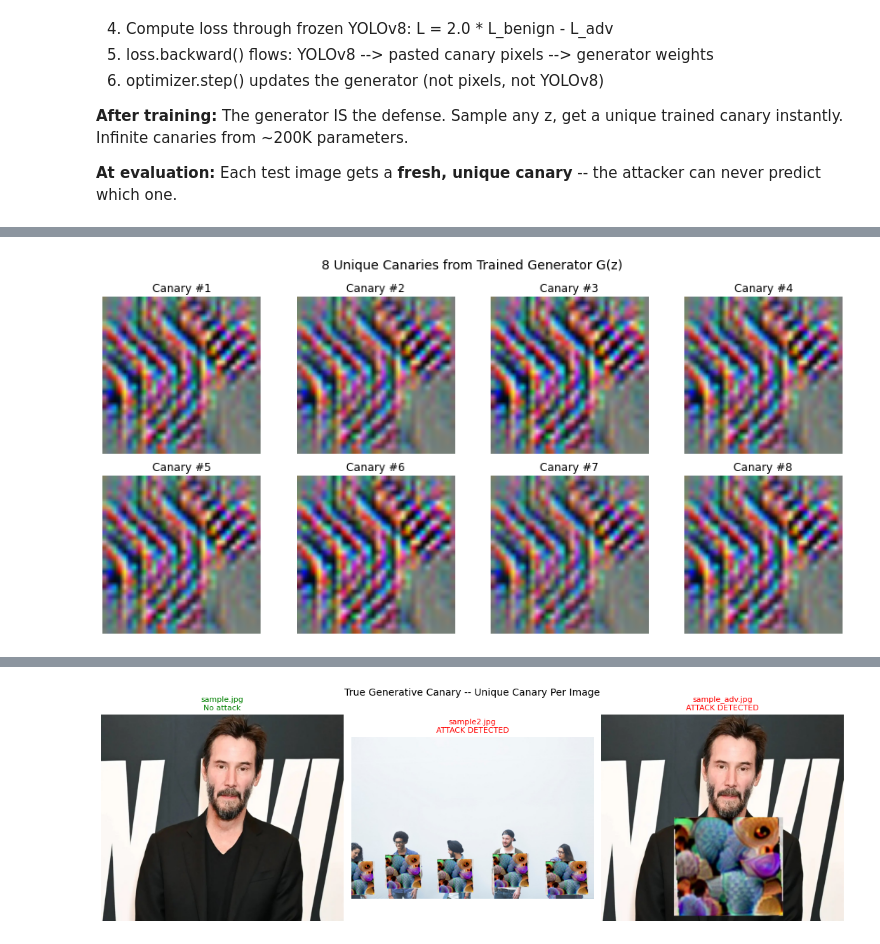
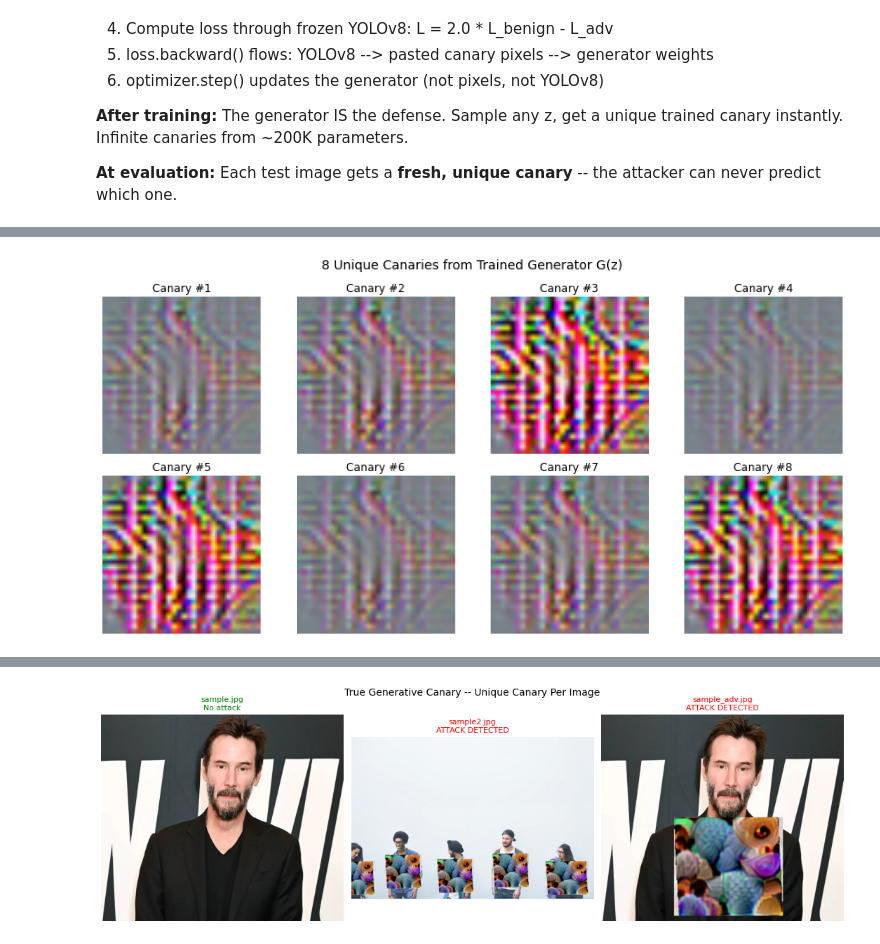
Before and after one commit to jalladleen/FFF-COSC739-Extension, a Jupyter notebook: generative_canary/generative_canary.ipynb, the cells around one changed output, grey strips where cells are left out. Cells and saved outputs as stored; diff of their text form; code cells hidden in the pictures.

Commit message:
More diverse canaries

```diff
--- a/generative_canary/generative_canary.ipynb
+++ b/generative_canary/generative_canary.ipynb
@@ -727,13 +729,15 @@ from ObjectDetector.fjn_yolov8 import FJN_YOLOv8 as YOLOv8
 # =============================================
 #  FLAGS
 # =============================================
-retrain_from_scratch = False
+retrain_from_scratch = True
 canary_cls_id = 22
 EPOCHS = 50
 BATCH_SIZE = 5
 LR = 1e-3
-WEIGHT = 2.0          # lambda_c
-SAVE_EVERY = 10       # checkpoint every N epochs
+WEIGHT = 2.0            # lambda_c
+SAVE_EVERY = 10
+DIVERSITY_WEIGHT = 0.5  # increased from 0.1
+Z_DIM = 128             # increased from 32
 
 # =============================================
 #  PATHS
@@ -759,7 +763,7 @@ if os.path.exists(final_ckpt) and not retrain_from_scratch:
     print("Set retrain_from_scratch = True to force retrain.\n")
 
     device = torch.device('cuda' if torch.cuda.is_available() else 'cpu')
-    generator = GenerativeCanary().to(device)
+    generator = GenerativeCanary(z_dim=Z_DIM).to(device)
     ckpt = torch.load(final_ckpt, map_location=device)
     generator.load_state_dict(ckpt['generator_state_dict'])
     generator.eval()
@@ -770,6 +774,7 @@ else:
     #  STEP 1: Setup
     # ==============================================
     print("=== True Generative Canary Training ===")
+    print(f"z_dim={Z_DIM}, dropout=0.3, diversity_weight={DIVERSITY_WEIGHT}")
     device = torch.device('cuda' if torch.cuda.is_available() else 'cpu')
     print(f"Device: {device}")
 
@@ -788,8 +793,8 @@ else:
     for p in detector.model.parameters():
         p.requires_grad = False
 
-    # Generator
-    generator = GenerativeCanary().to(device)
+    # Generator with increased z_dim
+    generator = GenerativeCanary(z_dim=Z_DIM).to(device)
     print(f"Generator parameters: {sum(p.numel() for p in generator.parameters()):,}")
 
     # Optimizer & scheduler on generator weights only
@@ -834,38 +839,52 @@ else:
         for i_batch, (benign_input, benign_label, adv_input) in enumerate(train_loader):
             benign_input = benign_input.cuda()
             adv_input = adv_input.cuda()
+            bs = benign_input.shape[0]
 
-            # Sample fresh z for this batch -- one canary shared across the batch
-            eta = torch.randn(1, 32, device=device)
-            bbox = torch.tensor([[0.3, 0.4, 0.5, 0.8]], device=device)
+            # Per-image z with random bbox
+            eta = torch.randn(bs, Z_DIM, device=device)
+            bbox = torch.rand(bs, 4, device=device)
             z = torch.cat([eta, bbox], dim=1)
 
-            # Generate canary via the generator (gradients flow through this)
-            canary_patch = generator(z)  # (1, 3, 80, 80)
-            canary_patch_3d = canary_patch.squeeze(0)  # (3, 80, 80)
+            # Generate one unique canary per image
+            canary_patches = generator(z)  # (bs, 3, 80, 80)
 
-            # Paste canary into adversarial and benign images
+            # Paste per-image canaries
+            adv_all_canary_pos = []
+            benign_all_canary_pos = []
+
             detector.model.eval()
-            adv_with_canary, adv_canary_pos = add_defensivepatch_into_tensor(
-                detector, cfg, adv_input, canary_patch_3d, random_palce=True
-            )
-            benign_with_canary, benign_canary_pos = add_defensivepatch_into_tensor(
-                detector, cfg, benign_input, canary_patch_3d, random_palce=True
-            )
+            for bi in range(bs):
+                canary_bi = canary_patches[bi]
+                _, adv_pos = add_defensivepatch_into_tensor(
+                    detector, cfg, adv_input[bi:bi+1], canary_bi, random_palce=True
+                )
+                _, benign_pos = add_defensivepatch_into_tensor(
+                    detector, cfg, benign_input[bi:bi+1], canary_bi, random_palce=True
+                )
+                adv_all_canary_pos.extend(adv_pos)
+                benign_all_canary_pos.extend(benign_pos)
 
-            # Build YOLO label batches from canary positions
-            adv_batch = make_yolo_train_label(adv_with_canary, adv_canary_pos)
-            benign_batch = make_yolo_train_label(benign_with_canary, benign_canary_pos)
+            # Build YOLO label batches
+            adv_batch = make_yolo_train_label(adv_input, adv_all_canary_pos)
+            benign_batch = make_yolo_train_label(benign_input, benign_all_canary_pos)
 
-            # Forward through YOLOv8 in train mode to get loss
+            # Forward through YOLOv8 in train mode
             detector.model.train()
             adv_loss, adv_items = detector.model.model(adv_batch)
             benign_loss, benign_items = detector.model.model(benign_batch)
 
-            # FFF canary loss: encourage detection on benign, fragility on adversarial
-            loss = WEIGHT * benign_loss - adv_loss
+            # FFF canary loss
+            canary_loss = WEIGHT * benign_loss - adv_loss
 
-            # Backprop into generator weights
+            # Diversity loss -- maximize pairwise L2 distance
+            canaries_flat = canary_patches.view(bs, -1)
+            dists = torch.cdist(canaries_flat, canaries_flat, p=2)
+            mask = torch.triu(torch.ones(bs, bs, device=device), diagonal=1).bool()
+            diversity_loss = -dists[mask].mean()
+
+            loss = canary_loss + DIVERSITY_WEIGHT * diversity_loss
+
             optimizer.zero_grad()
             loss.backward()
             optimizer.step()
@@ -873,12 +892,11 @@ else:
             t.set_postfix({
                 'b_loss': f'{benign_loss.item():.4f}',
                 'a_loss': f'{adv_loss.item():.4f}',
-                'total': f'{loss.item():.4f}',
+                'div': f'{-diversity_loss.item():.2f}',
             })
 
         scheduler.step()
 
-        # Save checkpoint
         if epoch % SAVE_EVERY == 0 or epoch == EPOCHS:
             ckpt_path = os.path.join(ckpt_dir, f'generator_epoch_{epoch:03d}.pt')
             torch.save({
@@ -897,17 +915,17 @@ else:
     generator.eval()
 
 # =============================================
-#  STEP 4: Show 8 diverse canaries from trained generator
+#  STEP 4: Show 8 diverse canaries
 # =============================================
 print("\n=== Trained Generator: 8 Diverse Canaries ===")
 generator.eval()
 n_show = 8
-eta_samples = torch.randn(n_show, 32, device=device)
-bbox_samples = torch.tensor([[0.3, 0.4, 0.5, 0.8]], device=device).repeat(n_show, 1)
+eta_samples = torch.randn(n_show, Z_DIM, device=device)
+bbox_samples = torch.rand(n_show, 4, device=device)
 z_samples = torch.cat([eta_samples, bbox_samples], dim=1)
 
 with torch.no_grad():
-    canaries = generator(z_samples)  # (8, 3, 80, 80)
+    canaries = generator(z_samples)
 
 fig, axes = plt.subplots(2, 4, figsize=(12, 6))
 for i, ax in enumerate(axes.flat):
@@ -919,9 +937,15 @@ fig.suptitle('8 Unique Canaries from Trained Generator G(z)', fontsize=14)
 plt.tight_layout()
 plt.show()
 
+# Pairwise L2 distance
+canaries_flat = canaries.view(n_show, -1)
+dists = torch.cdist(canaries_flat, canaries_flat, p=2)
+mask = torch.triu(torch.ones(n_show, n_show), diagonal=1).bool()
+mean_dist = dists[mask].mean().item()
+print(f"Mean pairwise L2 distance: {mean_dist:.2f} (higher = more diverse)")
+
 # =============================================
 #  STEP 5: Evaluate on hady_test_samples
-#  Each image gets a FRESH unique canary
 # =============================================
 print("\n=== Evaluation on hady_test_samples (unique canary per image) ===")
 
@@ -946,14 +970,12 @@ if len(test_images) == 1:
     axes = [axes]
 
 for i, fname in enumerate(test_images):
-    # Generate a UNIQUE canary for this image
-    eta = torch.randn(1, 32, device=device)
-    bbox = torch.tensor([[0.3, 0.4, 0.5, 0.8]], device=device)
+    eta = torch.randn(1, Z_DIM, device=device)
+    bbox = torch.rand(1, 4, device=device)
     z = torch.cat([eta, bbox], dim=1)
     with torch.no_grad():
-        canary_patch = generator(z)  # (1, 3, 80, 80)
+        canary_patch = generator(z)
 
-    # Convert to cv2 format and set as eval canary
     canary_np = (canary_patch[0].cpu().permute(1, 2, 0).numpy() * 255).astype(np.uint8)
     canary_bgr = cv2.cvtColor(canary_np, cv2.COLOR_RGB2BGR)
     canary_eval.eval_canary = canary_bgr
@@ -984 +1017 @@ Loaded trained generator (epoch 50)
-[figure, old version]
+[figure, new version]
```
Also changed, not shown: parts of 4 cells of this notebook, 5 other files.
